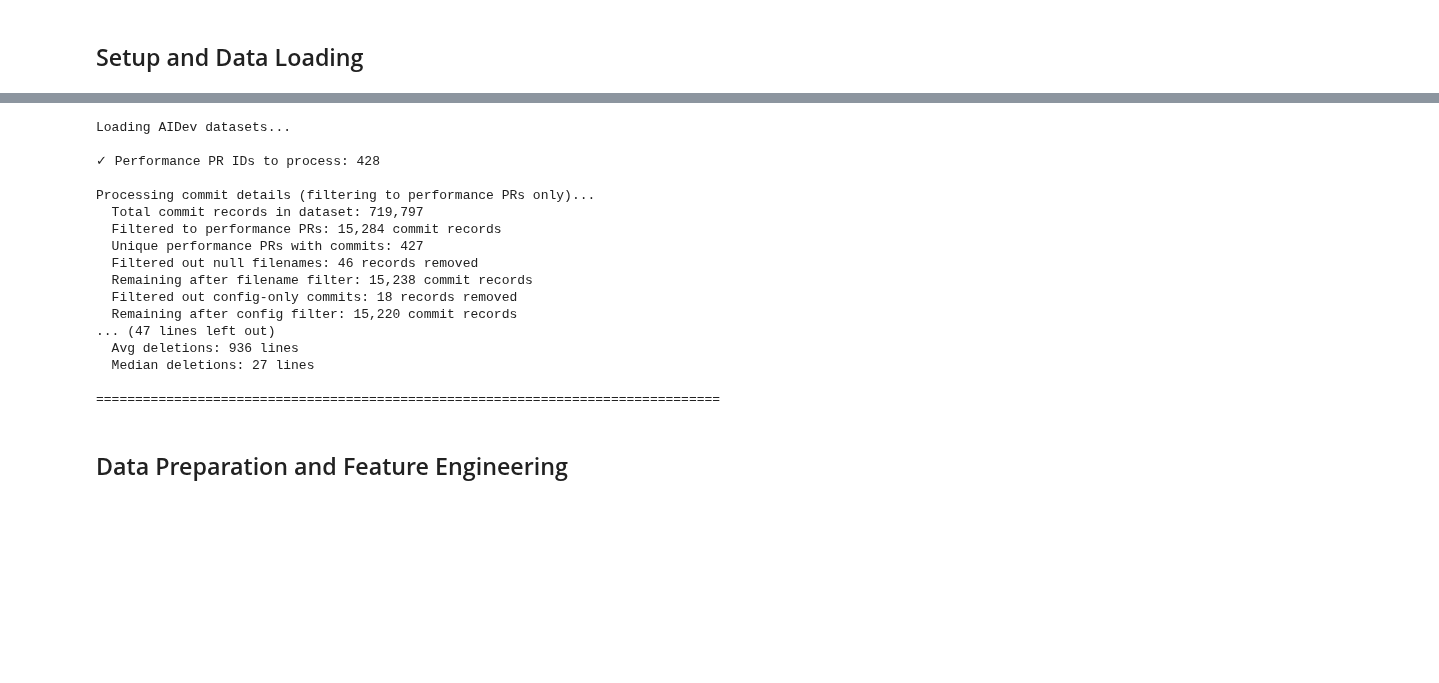
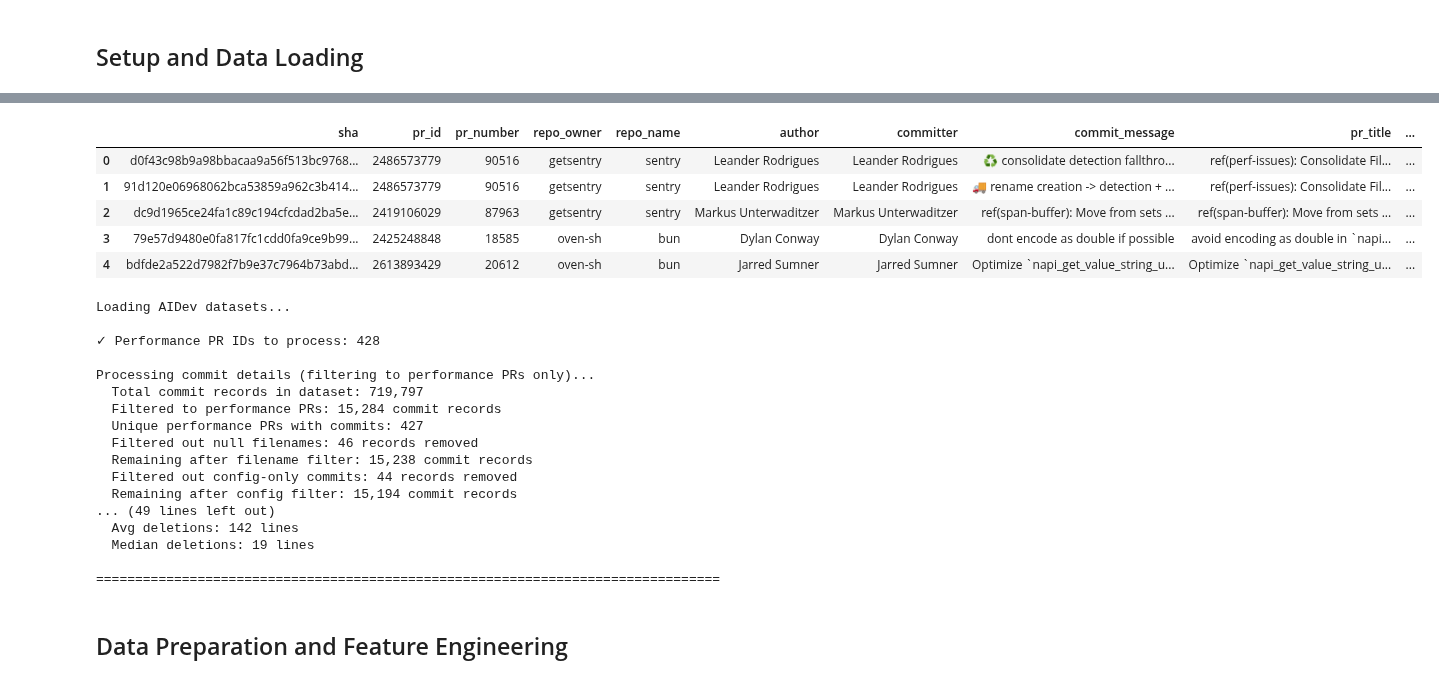
Before and after one commit to PurdueDualityLab/github_perf_patch_study, a Jupyter notebook: Performance_PR_Analysis_AI_vs_Human.ipynb, the cells around one changed output, grey strips where cells are left out. Drawn from its saved outputs; the diff is of its cells as text; code cells hidden in the pictures; blank space fills up the shorter version.

Commit message:
add human pr data before filtering and fix filtering script

```diff
--- a/Performance_PR_Analysis_AI_vs_Human.ipynb
+++ b/Performance_PR_Analysis_AI_vs_Human.ipynb
@@ -93,4 +95,15 @@ human_pr_commit_details.head()
+# %%
+human_pr_commits = pd.read_parquet("./datasets/human_pr/human_pr_commits.parquet")
+human_pr_commits.head()
+# %% [output]
+|  | sha | pr_id | pr_number | repo_owner | repo_name | author | committer | commit_message | pr_title | ... |
+| 0 | d0f43c98b9a98bbacaa9a56f513bc9768... | 2486573779 | 90516 | getsentry | sentry | Leander Rodrigues | Leander Rodrigues | ♻️ consolidate detection fallthro... | ref(perf-issues): Consolidate Fil... | ... |
+| 1 | 91d120e06968062bca53859a962c3b414... | 2486573779 | 90516 | getsentry | sentry | Leander Rodrigues | Leander Rodrigues | 🚚 rename creation -> detection + ... | ref(perf-issues): Consolidate Fil... | ... |
+| 2 | dc9d1965ce24fa1c89c194cfcdad2ba5e... | 2419106029 | 87963 | getsentry | sentry | Markus Unterwaditzer | Markus Unterwaditzer | ref(span-buffer): Move from sets ... | ref(span-buffer): Move from sets ... | ... |
+| 3 | 79e57d9480e0fa817fc1cdd0fa9ce9b99... | 2425248848 | 18585 | oven-sh | bun | Dylan Conway | Dylan Conway | dont encode as double if possible | avoid encoding as double in `napi... | ... |
+| 4 | bdfde2a522d7982f7b9e37c7964b73abd... | 2613893429 | 20612 | oven-sh | bun | Jarred Sumner | Jarred Sumner | Optimize `napi_get_value_string_u... | Optimize `napi_get_value_string_u... | ... |
 # %%
+import pandas as pd
 # Load datasets
 print("Loading AIDev datasets...")
 
@@ -143,8 +156,18 @@ print("\nProcessing commit details (filtering to performance PRs only)...")
 pr_commits_details = pd.read_parquet("hf://datasets/hao-li/AIDev/pr_commit_details.parquet")
 
 # Pr commit details for human PRs
-human_pr_commit_details = pd.read_parquet("./datasets/human_pr/human_pr_commit_details.parquet")
+human_pr_commit_details = pd.read_parquet("./datasets/human_pr/human_pr_commit_details_original.parquet")
+human_pr_commits = pd.read_parquet("./datasets/human_pr/human_pr_commits_original.parquet")
 
+# Extract only the columns you need from the second table
+msg_df = human_pr_commits[["sha", "commit_message"]]
+
+human_pr_commit_details = (
+    human_pr_commit_details
+        .merge(msg_df, on="sha", how="left")
+)
+
+human_pr_commit_details.rename(columns={"commit_message": "message"}, inplace=True)
 
 pr_commits_details = pd.concat(
     [pr_commits_details, human_pr_commit_details],
@@ -236,6 +259,15 @@ if 'pr_id' in pr_commits_details.columns:
         ].copy()
         print(f"  Filtered out merge commits: {before_merge_filter - len(pr_commits_filtered):,} records removed")
         print(f"  Remaining after merge filter: {len(pr_commits_filtered):,} commit records")
+
+        # FINAL FILTER: drop PRs whose repositories were deleted
+        deleted_repo_pr_ids = {3271610326, 3209206554}
+        before_deleted_repo_filter = len(pr_commits_filtered)
+        pr_commits_filtered = pr_commits_filtered[~pr_commits_filtered['pr_id'].isin(deleted_repo_pr_ids)].copy()
+        removed_deleted_repo_commits = before_deleted_repo_filter - len(pr_commits_filtered)
+        if removed_deleted_repo_commits > 0:
+            print(f"  Removed deleted repo PR commits: {removed_deleted_repo_commits:,} records removed")
+        print(f"  Remaining after deleted repo filter: {len(pr_commits_filtered):,} commit records")
 
     print(f"  Unique performance PRs after all filters: {pr_commits_filtered['pr_id'].nunique():,}")
 
@@ -345,11 +377,11 @@ Processing commit details (filtering to performance PRs only)...
   Unique performance PRs with commits: 427
   Filtered out null filenames: 46 records removed
   Remaining after filename filter: 15,238 commit records
-  Filtered out config-only commits: 18 records removed
-  Remaining after config filter: 15,220 commit records
-... (47 lines left out)
-  Avg deletions: 936 lines
-  Median deletions: 27 lines
+  Filtered out config-only commits: 44 records removed
+  Remaining after config filter: 15,194 commit records
+... (49 lines left out)
+  Avg deletions: 142 lines
+  Median deletions: 19 lines
 
 ================================================================================
 # %% [markdown]
```
Also changed, not shown: parts of 20 cells of this notebook, 2 other files.
